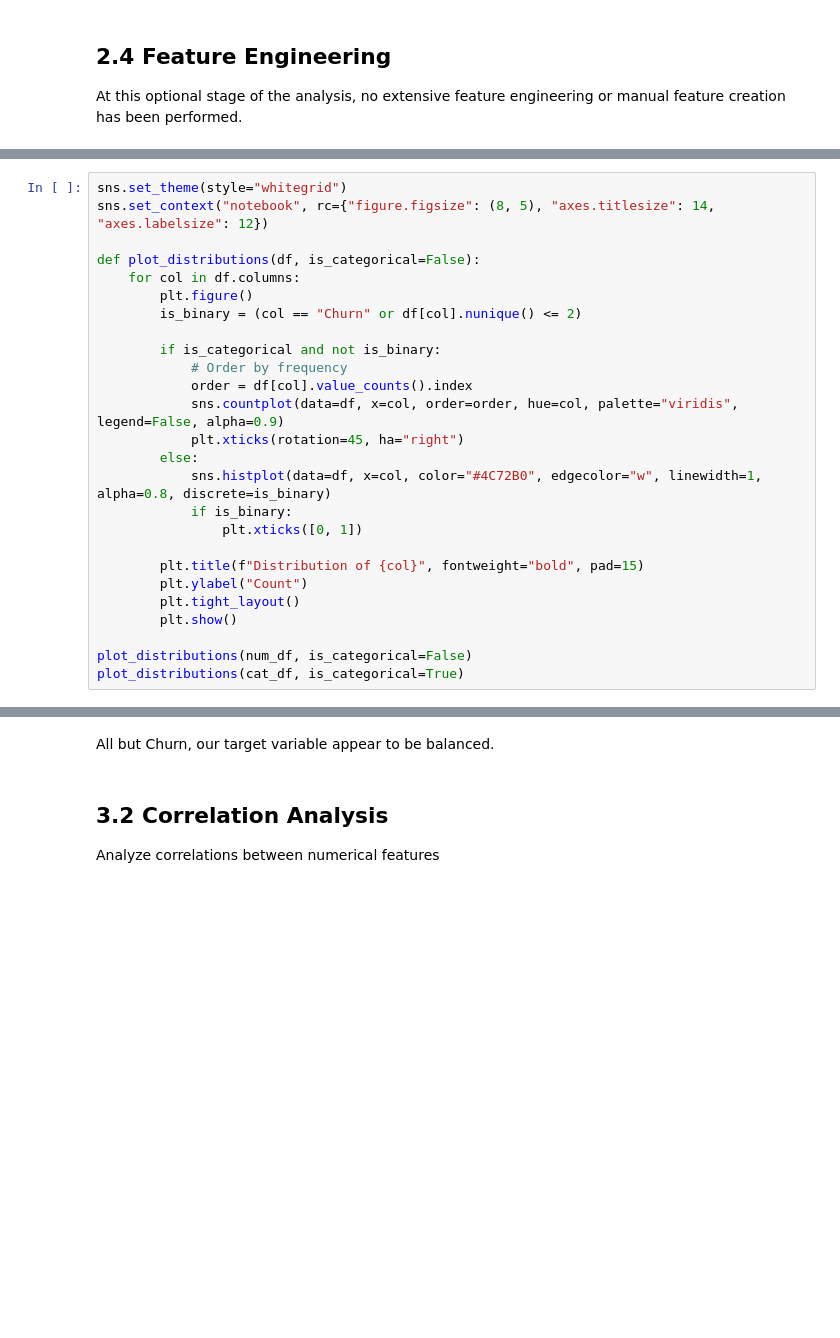
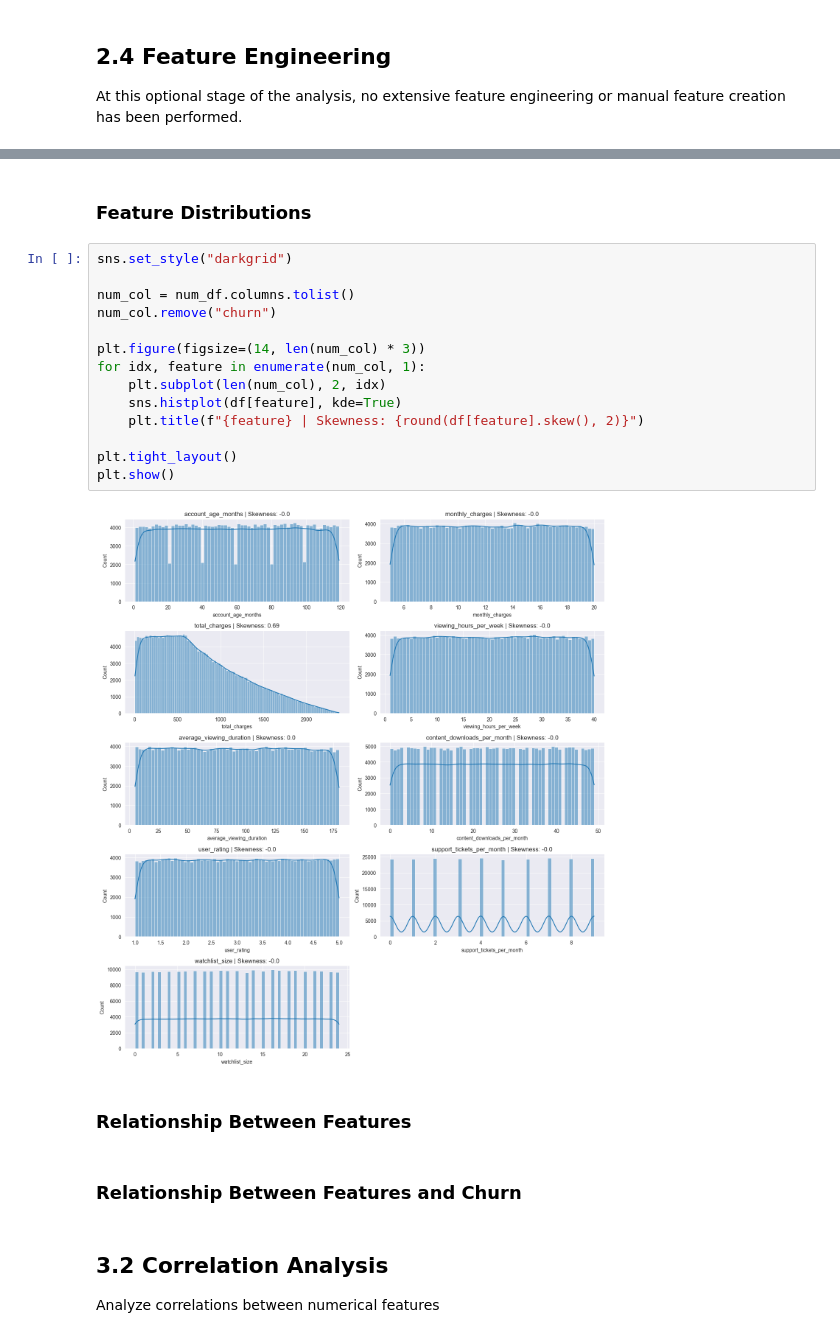
Before and after one commit to mjoslin-ai/magnimind_ml_churn_prediction, a Jupyter notebook: subscription_service_churn_prediction.ipynb, the cells around one changed output, grey strips where cells are left out. Saved outputs shown, nothing was run; the diff lists cells and outputs as text; blank space fills up the shorter version.

```diff
--- a/subscription_service_churn_prediction.ipynb
+++ b/subscription_service_churn_prediction.ipynb
@@ -374,26 +380,0 @@ pairplot_fig = sns.pairplot(
-# %%
-sns.set_theme(style="whitegrid")
-sns.set_context("notebook", rc={"figure.figsize": (8, 5), "axes.titlesize": 14, "axes.labelsize": 12})
-
-def plot_distributions(df, is_categorical=False):
-    for col in df.columns:
-        plt.figure()
-        is_binary = (col == "Churn" or df[col].nunique() <= 2)
-
-        if is_categorical and not is_binary:
-            # Order by frequency
-            order = df[col].value_counts().index
-            sns.countplot(data=df, x=col, order=order, hue=col, palette="viridis", legend=False, alpha=0.9)
-            plt.xticks(rotation=45, ha="right")
-        else:
-            sns.histplot(data=df, x=col, color="#4C72B0", edgecolor="w", linewidth=1, alpha=0.8, discrete=is_binary)
-            if is_binary:
-                plt.xticks([0, 1])
-
-        plt.title(f"Distribution of {col}", fontweight="bold", pad=15)
-        plt.ylabel("Count")
-        plt.tight_layout()
-        plt.show()
-
-plot_distributions(num_df, is_categorical=False)
-plot_distributions(cat_df, is_categorical=True)
@@ -414,5 +381,25 @@ plot_distributions(cat_df, is_categorical=True)
-# %% [markdown]
-All but Churn, our target variable appear to be balanced.
+# %% [markdown]
+### Feature Distributions
+# %%
+sns.set_style("darkgrid")
+
+num_col = num_df.columns.tolist()
+num_col.remove("churn")
+
+plt.figure(figsize=(14, len(num_col) * 3))
+for idx, feature in enumerate(num_col, 1):
+    plt.subplot(len(num_col), 2, idx)
+    sns.histplot(df[feature], kde=True)
+    plt.title(f"{feature} | Skewness: {round(df[feature].skew(), 2)}")
+
+plt.tight_layout()
+plt.show()
+# %% [output]
+[figure, added]
+# %% [markdown]
+### Relationship Between Features
+# %% [markdown]
+### Relationship Between Features and Churn
 # %% [markdown]
 ## 3.2 Correlation Analysis
 Analyze correlations between numerical features
```
Also changed, not shown: parts of 4 cells of this notebook.
